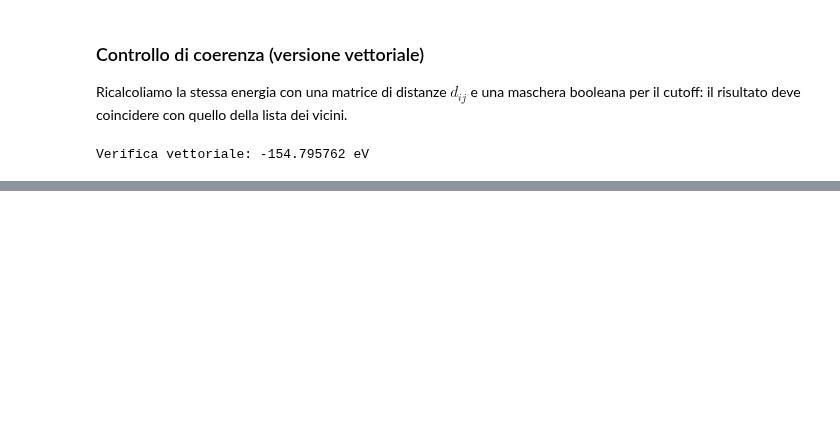
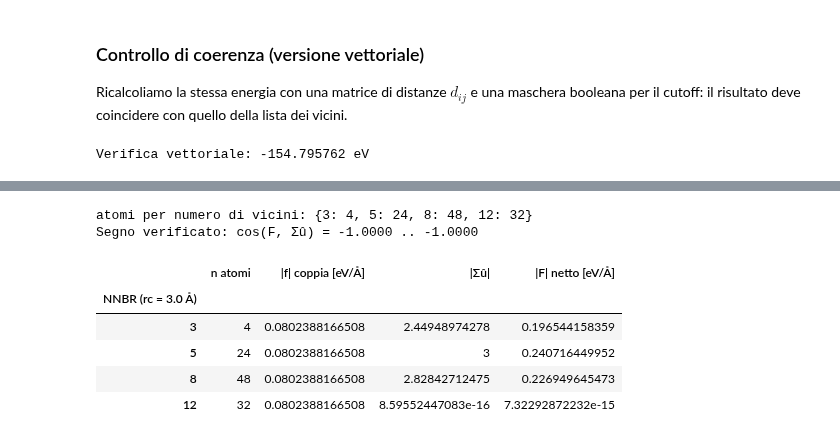
Before and after one commit to francescobellina/computational-course, a Jupyter notebook: notebooks/04_handson_Ag_cutoff/coordinazione_e_lennard_jones.ipynb, the cells around one changed output, grey strips where cells are left out. Cells and saved outputs as stored; diff of their text form; code cells hidden in the pictures; blank space fills up the shorter version.

```diff
--- a/notebooks/04_handson_Ag_cutoff/coordinazione_e_lennard_jones.ipynb
+++ b/notebooks/04_handson_Ag_cutoff/coordinazione_e_lennard_jones.ipynb
@@ -399,0 +482,60 @@ Verifica vettoriale: -154.795762 eV
+# %%
+import pandas as pd
+
+# per ogni atomo: forza di coppia |f|, fattore geometrico |sum u_hat| e vettore somma
+f_coppia = np.empty(natoms)
+geom = np.empty(natoms)
+sumu = np.empty((natoms, 3))
+for i in range(natoms):
+    nbrs = whichnbr_ref[i, : nnbrs_ref[i]]
+    rij = coords[nbrs] - coords[i]
+    r = np.linalg.norm(rij, axis=1)
+    sr6 = (SIGMA / r) ** 6
+    f_coppia[i] = np.mean(24 * EPSILON * (2 * sr6**2 - sr6) / r)
+    sumu[i] = (rij / r[:, None]).sum(axis=0)
+    geom[i] = np.linalg.norm(sumu[i])
+
+counts = np.bincount(nnbrs_ref)
+print("atomi per numero di vicini:", {cn: int(c) for cn, c in enumerate(counts) if c})
+
+# verifica del segno: d_nn < r_min -> coppie repulsive -> F_i antiparallelo a Σû
+nonbulk = nnbrs_ref < 12
+cosang = np.sum(forces[nonbulk] * sumu[nonbulk], axis=1) / (
+    np.linalg.norm(forces[nonbulk], axis=1) * np.linalg.norm(sumu[nonbulk], axis=1)
+)
+assert np.all(cosang < -0.999), "la forza deve opporsi a Σû (coppie repulsive)"
+print(f"Segno verificato: cos(F, Σû) = {cosang.min():.4f} .. {cosang.max():.4f}")
+
+table_force = (
+    pd.DataFrame(
+        {
+            "nnbrs": nnbrs_ref,
+            "n": 1,
+            "f_coppia": f_coppia,
+            "geom": geom,
+            "f_netto": fmag,
+        }
+    )
+    .groupby("nnbrs")
+    .agg(
+        **{
+            "n atomi": ("n", "sum"),
+            "|f| coppia [eV/Å]": ("f_coppia", "mean"),
+            "|Σû|": ("geom", "mean"),
+            "|F| netto [eV/Å]": ("f_netto", "mean"),
+        }
+    )
+    .rename_axis(f"NNBR (rc = {RC} Å)")
+)
+table_force.style.format(
+    {c: "{:.12g}" for c in ["|f| coppia [eV/Å]", "|Σû|", "|F| netto [eV/Å]"]}
+)
+# %% [output]
+atomi per numero di vicini: {3: 4, 5: 24, 8: 48, 12: 32}
+Segno verificato: cos(F, Σû) = -1.0000 .. -1.0000
+|  | n atomi | |f| coppia [eV/Å] | |Σû| | |F| netto [eV/Å] |
+| NNBR (rc = 3.0 Å) |  |  |  |  |
+| 3 | 4 | 0.0802388166508 | 2.44948974278 | 0.196544158359 |
+| 5 | 24 | 0.0802388166508 | 3 | 0.240716449952 |
+| 8 | 48 | 0.0802388166508 | 2.82842712475 | 0.226949645473 |
+| 12 | 32 | 0.0802388166508 | 8.59552447083e-16 | 7.32292872232e-15 |
```
Also changed, not shown: parts of 12 cells of this notebook, 10 other files.
